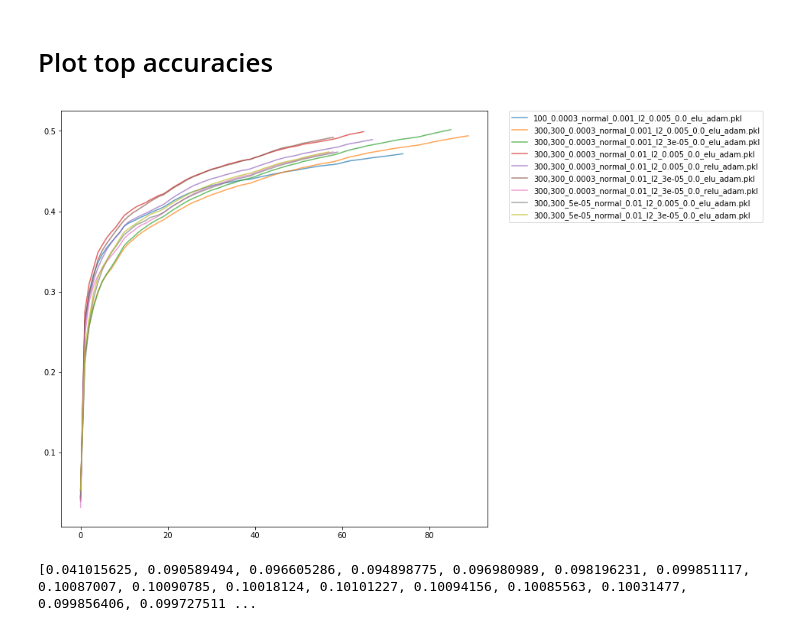
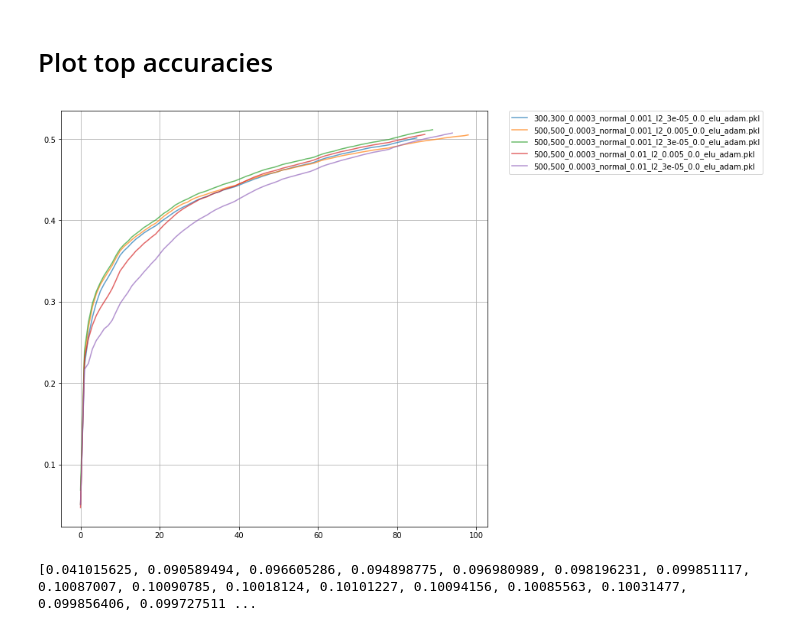
Before and after one commit to danakianfar/deep_learning, a Jupyter notebook: assignment_1/results/results.ipynb, the cells around one changed output. Saved outputs shown, nothing was run; the diff lists cells and outputs as text; code cells hidden in the pictures.

```diff
--- a/assignment_1/results/results.ipynb
+++ b/assignment_1/results/results.ipynb
@@ -22,13 +24,14 @@ for fname in file_names:
 # %%
 plt.figure(figsize=(10,10))
 for i,x in enumerate(accuracy_results):
-    if x[-1] > 0.47:
+    if x[-1] > 0.5:
         plt.plot(x, alpha=0.7,label=file_names[i])
 
+plt.grid(True)
 plt.legend(bbox_to_anchor=(1.05, 1), loc=2, borderaxespad=0.)
 plt.show()
 # %% [output]
-[figure, old version]
+[figure, new version]
 # %%
 accuracy_results = np.array(accuracy_results)
 # %%
```
Also changed, not shown: parts of 1 cell of this notebook, 2 other files.
